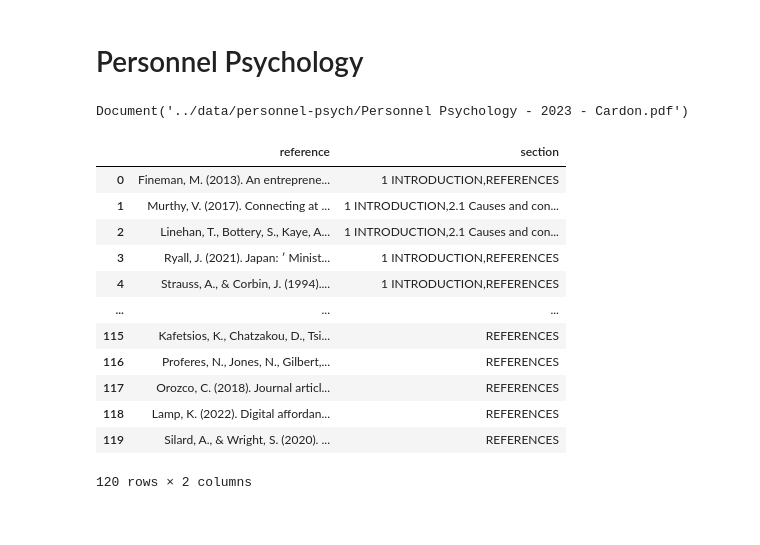
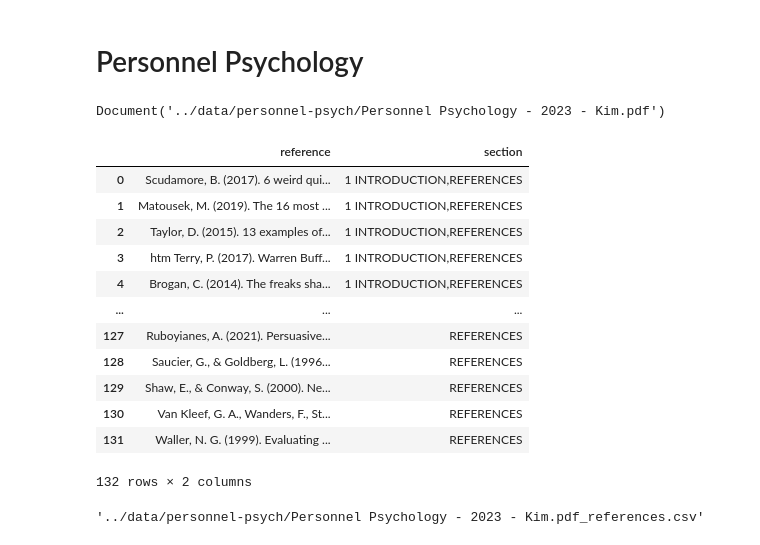
Before and after one commit to garrethlee/research-paper-parser, a Jupyter notebook: notebooks/test.ipynb, the cells around one changed output. Cells and saved outputs as stored; diff of their text form; code cells hidden in the pictures.

```diff
--- a/notebooks/test.ipynb
+++ b/notebooks/test.ipynb
@@ -2698,33 +2698,33 @@ def convert_pdf_to_dataframes(doc):
 # %%
 import os
 import fitz
 import pandas as pd
 import regex as re
 import pprint
 from fitz import Rect
 from IPython.display import display
 
 pdf_dir = "../data/personnel-psych/"
 annurev_pdfs = [f for f in os.listdir(pdf_dir) if f.endswith('pdf')]
-pdf_path = annurev_pdfs[]
+pdf_path = annurev_pdfs[0]
 doc = fitz.open(os.path.join(pdf_dir, pdf_path))
 print(doc)
 
 sections, sections_df = make_sections_dataframe(doc)
 references_df = make_references_dataframe(sections, sections_df)
 references_df
 # %% [output]
-Document('../data/personnel-psych/Personnel Psychology - 2023 - Cardon.pdf')
+Document('../data/personnel-psych/Personnel Psychology - 2023 - Kim.pdf')
 |  | reference | section |
-| 0 | Fineman, M. (2013). An entreprene... | 1 INTRODUCTION,REFERENCES |
-| 1 | Murthy, V. (2017). Connecting at ... | 1 INTRODUCTION,2.1 Causes and con... |
-| 2 | Linehan, T., Bottery, S., Kaye, A... | 1 INTRODUCTION,2.1 Causes and con... |
-| 3 | Ryall, J. (2021). Japan: ′ Minist... | 1 INTRODUCTION,REFERENCES |
-| 4 | Strauss, A., & Corbin, J. (1994).... | 1 INTRODUCTION,REFERENCES |
+| 0 | Scudamore, B. (2017). 6 weird qui... | 1 INTRODUCTION,REFERENCES |
+| 1 | Matousek, M. (2019). The 16 most ... | 1 INTRODUCTION,REFERENCES |
+| 2 | Taylor, D. (2015). 13 examples of... | 1 INTRODUCTION,REFERENCES |
+| 3 | htm Terry, P. (2017). Warren Buff... | 1 INTRODUCTION,REFERENCES |
+| 4 | Brogan, C. (2014). The freaks sha... | 1 INTRODUCTION,REFERENCES |
 | ... | ... | ... |
-| 115 | Kafetsios, K., Chatzakou, D., Tsi... | REFERENCES |
-| 116 | Proferes, N., Jones, N., Gilbert,... | REFERENCES |
-| 117 | Orozco, C. (2018). Journal articl... | REFERENCES |
-| 118 | Lamp, K. (2022). Digital affordan... | REFERENCES |
-| 119 | Silard, A., & Wright, S. (2020). ... | REFERENCES |
+| 127 | Ruboyianes, A. (2021). Persuasive... | REFERENCES |
+| 128 | Saucier, G., & Goldberg, L. (1996... | REFERENCES |
+| 129 | Shaw, E., & Conway, S. (2000). Ne... | REFERENCES |
+| 130 | Van Kleef, G. A., Wanders, F., St... | REFERENCES |
+| 131 | Waller, N. G. (1999). Evaluating ... | REFERENCES |
-120 rows × 2 columns
+132 rows × 2 columns
@@ -2730,0 +2759,4 @@ Document('../data/personnel-psych/Personnel Psychology - 2023 - Cardon.pdf')
+# %%
+f"{doc.name}_references.csv"
+# %% [output]
+'../data/personnel-psych/Personnel Psychology - 2023 - Kim.pdf_references.csv'
```
Also changed, not shown: parts of 1 cell of this notebook, 3 other files.
